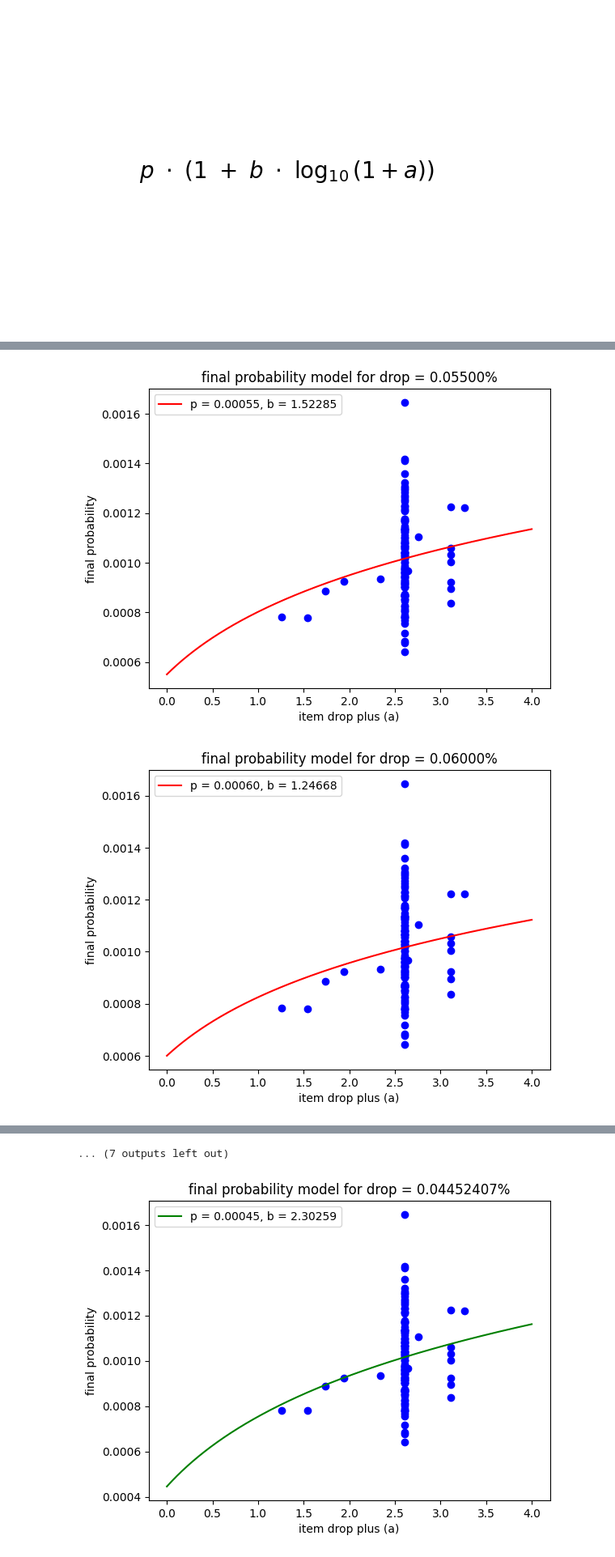
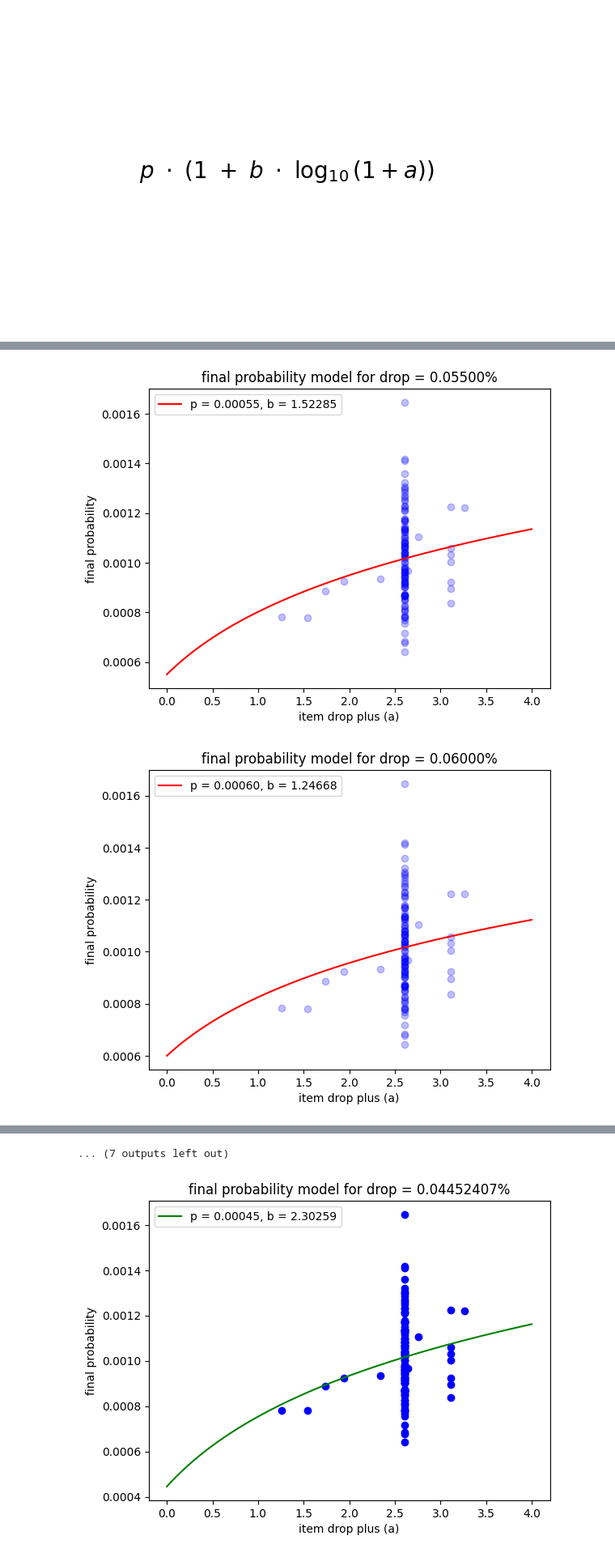
Before and after one commit to Q110722/fragsDR, a Jupyter notebook: Untitled.ipynb, the cells around one changed output, grey strips where cells are left out. Shown at 81% size. Saved outputs shown, nothing was run; the diff lists cells and outputs as text; code cells hidden in the pictures.

```diff
--- a/Untitled.ipynb
+++ b/Untitled.ipynb
@@ -491,7 +491,7 @@ for p_fixed in p_values:
     plt.plot(a_values_for_plot, final_probabilities_for_plot, label=f'p = {p_fixed:.5f}, b = {optimal_b:.5f}', color= 'red')
 
     # 데이터
-    plt.scatter(all_a_values, final_probabilities, color='blue')
+    plt.scatter(all_a_values, final_probabilities, color='blue', alpha=0.25)
 
     # 그래프 출력
     plt.xlabel('item drop plus (a)')
@@ -512,2 +512,2 @@ for p_fixed in p_values:
-[figure, old version]
+[figure, new version]
-[figure, old version]
+[figure, new version]
```
Also changed, not shown: parts of 2 cells of this notebook.
